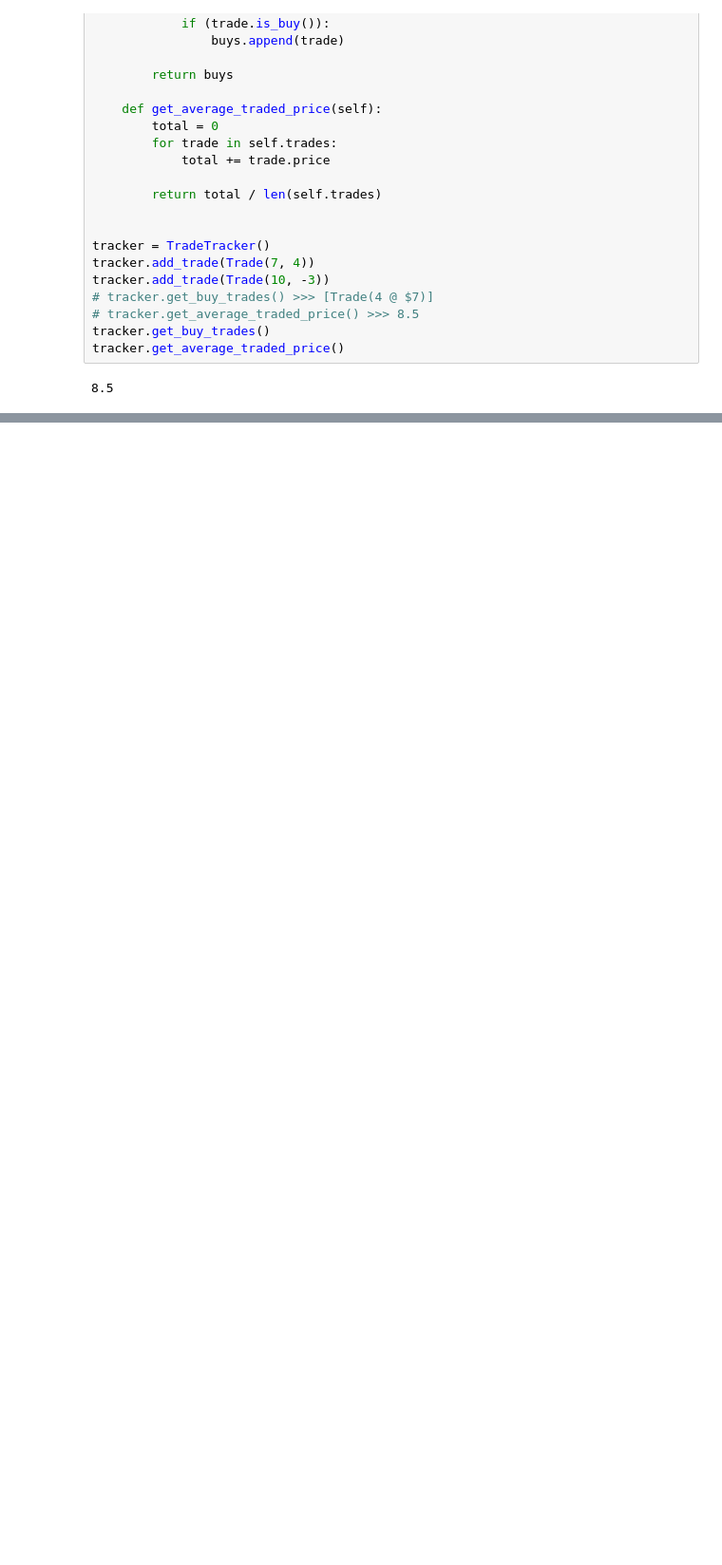
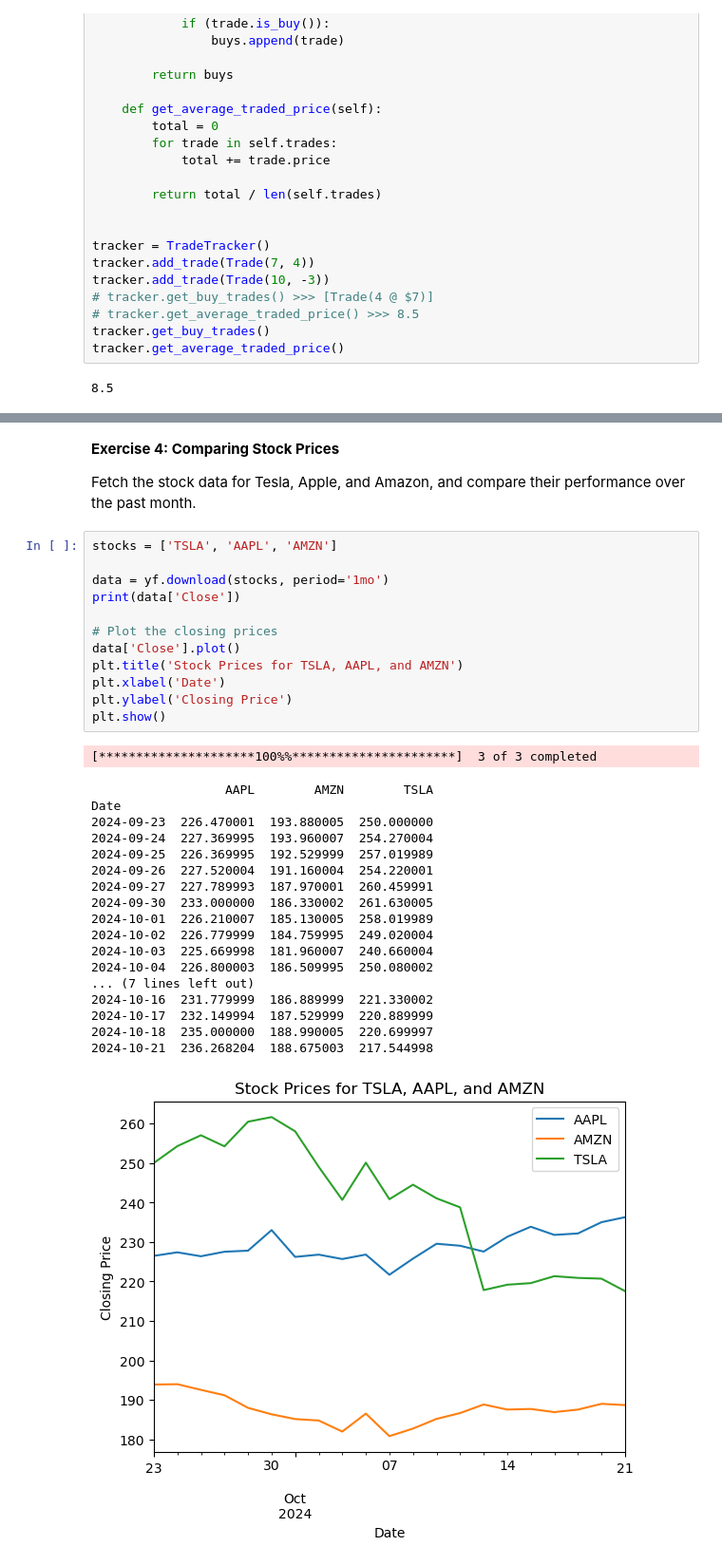
Before and after one commit to Tiger-Quant/tutoralFS2024, a Jupyter notebook: python101_solutions.ipynb, the cells around one changed output, grey strips where cells are left out. Shown: that part at 95% size. Saved outputs shown, nothing was run; the diff lists cells and outputs as text; blank space fills up the shorter version.

```diff
--- a/python101_solutions.ipynb
+++ b/python101_solutions.ipynb
@@ -322,0 +519,36 @@ tracker.get_average_traded_price()
+# %% [markdown]
+**Exercise 4: Comparing Stock Prices**
+
+Fetch the stock data for Tesla, Apple, and Amazon, and compare their performance over the past month.
+# %%
+stocks = ['TSLA', 'AAPL', 'AMZN']
+
+data = yf.download(stocks, period='1mo')
+print(data['Close'])
+
+# Plot the closing prices
+data['Close'].plot()
+plt.title('Stock Prices for TSLA, AAPL, and AMZN')
+plt.xlabel('Date')
+plt.ylabel('Closing Price')
+plt.show()
+# %% [output]
+[*********************100%%**********************]  3 of 3 completed
+                  AAPL        AMZN        TSLA
+Date
+2024-09-23  226.470001  193.880005  250.000000
+2024-09-24  227.369995  193.960007  254.270004
+2024-09-25  226.369995  192.529999  257.019989
+2024-09-26  227.520004  191.160004  254.220001
+2024-09-27  227.789993  187.970001  260.459991
+2024-09-30  233.000000  186.330002  261.630005
+2024-10-01  226.210007  185.130005  258.019989
+2024-10-02  226.779999  184.759995  249.020004
+2024-10-03  225.669998  181.960007  240.660004
+2024-10-04  226.800003  186.509995  250.080002
+... (7 lines left out)
+2024-10-16  231.779999  186.889999  221.330002
+2024-10-17  232.149994  187.529999  220.889999
+2024-10-18  235.000000  188.990005  220.699997
+2024-10-21  236.268204  188.675003  217.544998
+[figure, added]
```
Also changed, not shown: parts of 25 cells of this notebook, 1 other file.
